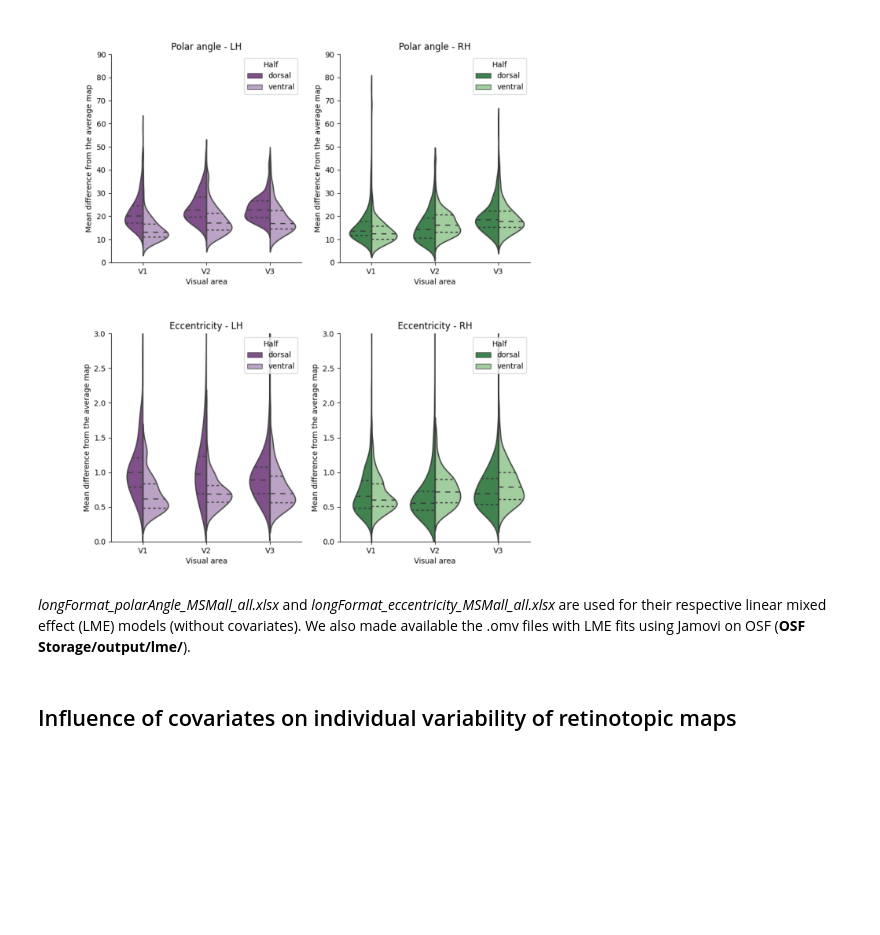
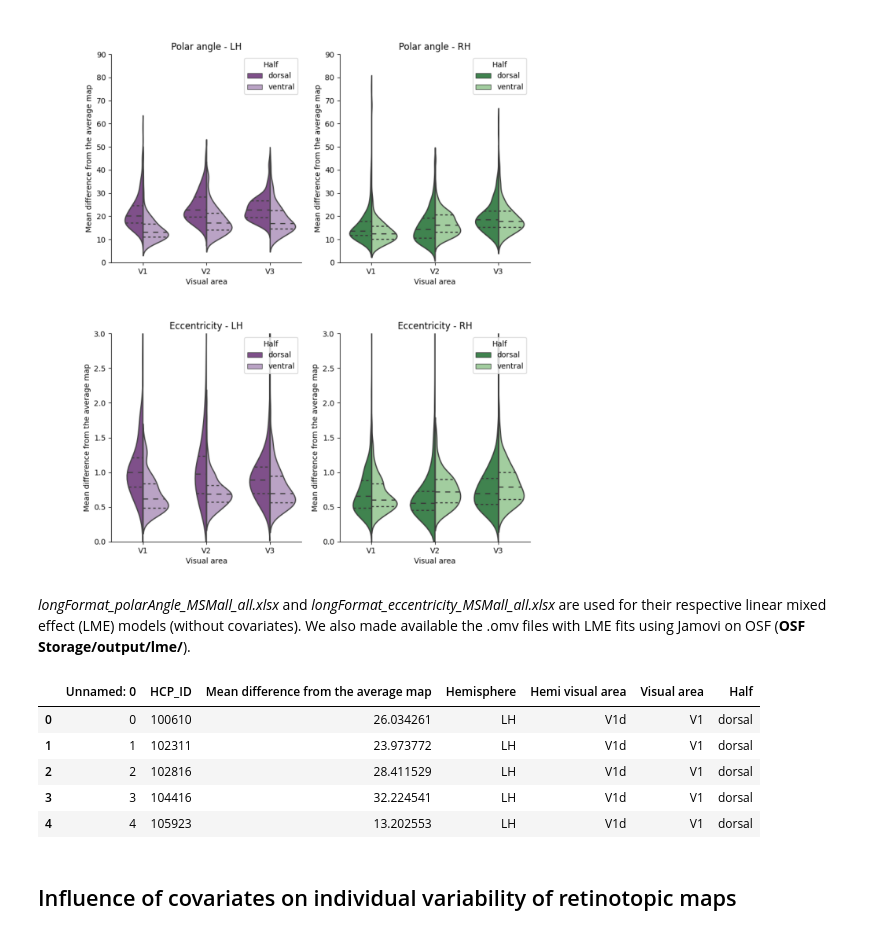
Before and after one commit to dshimaoka/VariabilityEarlyVisualCortex, a Jupyter notebook: notebooks/manuscript-experiments.ipynb, the cells around one changed output. Drawn from its saved outputs; the diff is of its cells as text; code cells hidden in the pictures; blank space fills up the shorter version.

```diff
--- a/notebooks/manuscript-experiments.ipynb
+++ b/notebooks/manuscript-experiments.ipynb
@@ -44,10 +44,17 @@ plt.tight_layout()
 # %% [markdown]
 *longFormat_polarAngle_MSMall_all.xlsx* and *longFormat_eccentricity_MSMall_all.xlsx* are used for their respective linear mixed effect (LME) models (without covariates). We also made available the .omv files with LME fits using Jamovi on OSF (**OSF Storage/output/lme/**).
 # %%
-# import pandas as pd
+import pandas as pd
 
-# df = pd.read_csv('./../output/lme/longFormat_polarAngle_MSMall_all.csv')
-# df.head()
+df = pd.read_csv('./../output/lme/longFormat_polarAngle_MSMall_all.csv')
+df.head()
+# %% [output]
+|  | Unnamed: 0 | HCP_ID | Mean difference from the average map | Hemisphere | Hemi visual area | Visual area | Half |
+| 0 | 0 | 100610 | 26.034261 | LH | V1d | V1 | dorsal |
+| 1 | 1 | 102311 | 23.973772 | LH | V1d | V1 | dorsal |
+| 2 | 2 | 102816 | 28.411529 | LH | V1d | V1 | dorsal |
+| 3 | 3 | 104416 | 32.224541 | LH | V1d | V1 | dorsal |
+| 4 | 4 | 105923 | 13.202553 | LH | V1d | V1 | dorsal |
 # %% [markdown]
 ## Influence of covariates on individual variability of retinotopic maps
 # %% [markdown]
```
Also changed, not shown: parts of 1 cell of this notebook, 3 other files.
